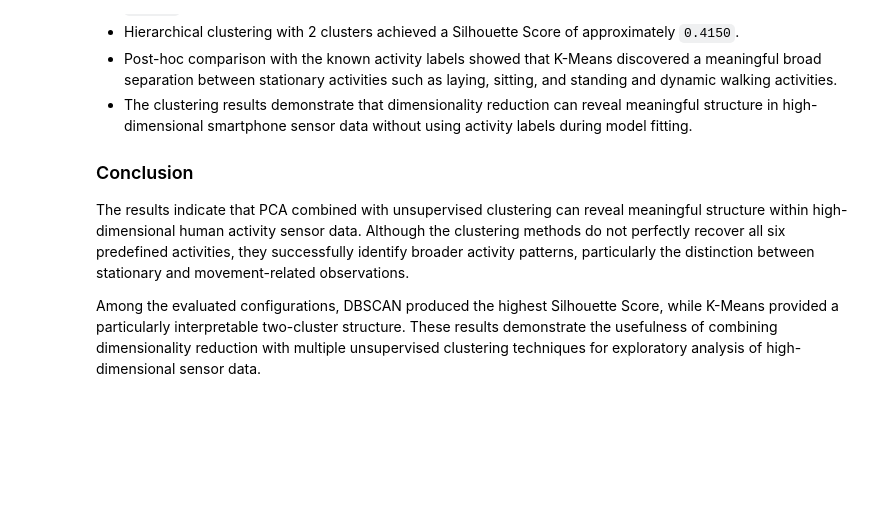
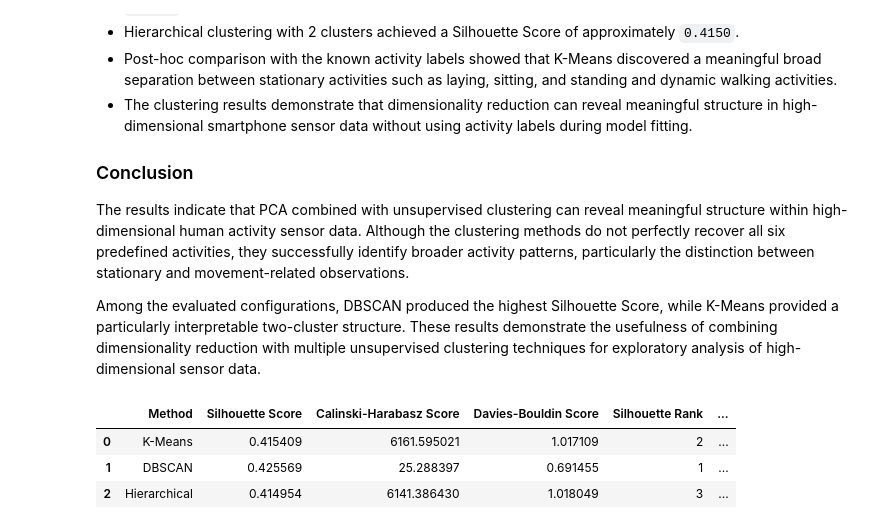
Before and after one commit to Debankumardas/Dimensionality-Reduction-Clustering, a Jupyter notebook: notebooks/dimensionality_reduction_clustering.ipynb, the cells around one changed output. Drawn from its saved outputs; the diff is of its cells as text; code cells hidden in the pictures; blank space fills up the shorter version.

```diff
--- a/notebooks/dimensionality_reduction_clustering.ipynb
+++ b/notebooks/dimensionality_reduction_clustering.ipynb
@@ -1273,3 +1273,30 @@ The analysis followed a reproducible unsupervised learning pipeline:
 The results indicate that PCA combined with unsupervised clustering can reveal meaningful structure within high-dimensional human activity sensor data. Although the clustering methods do not perfectly recover all six predefined activities, they successfully identify broader activity patterns, particularly the distinction between stationary and movement-related observations.
 
 Among the evaluated configurations, DBSCAN produced the highest Silhouette Score, while K-Means provided a particularly interpretable two-cluster structure. These results demonstrate the usefulness of combining dimensionality reduction with multiple unsupervised clustering techniques for exploratory analysis of high-dimensional sensor data.
+# %%
+model_selection_summary = evaluation_df.copy()
+
+model_selection_summary["Silhouette Rank"] = (
+    model_selection_summary["Silhouette Score"]
+    .rank(ascending=False, method="min")
+    .astype(int)
+)
+
+model_selection_summary["Calinski-Harabasz Rank"] = (
+    model_selection_summary["Calinski-Harabasz Score"]
+    .rank(ascending=False, method="min")
+    .astype(int)
+)
+
+model_selection_summary["Davies-Bouldin Rank"] = (
+    model_selection_summary["Davies-Bouldin Score"]
+    .rank(ascending=True, method="min")
+    .astype(int)
+)
+
+model_selection_summary
+# %% [output]
+|  | Method | Silhouette Score | Calinski-Harabasz Score | Davies-Bouldin Score | Silhouette Rank | ... |
+| 0 | K-Means | 0.415409 | 6161.595021 | 1.017109 | 2 | ... |
+| 1 | DBSCAN | 0.425569 | 25.288397 | 0.691455 | 1 | ... |
+| 2 | Hierarchical | 0.414954 | 6141.386430 | 1.018049 | 3 | ... |
```
Also changed, not shown: parts of 7 cells of this notebook.
